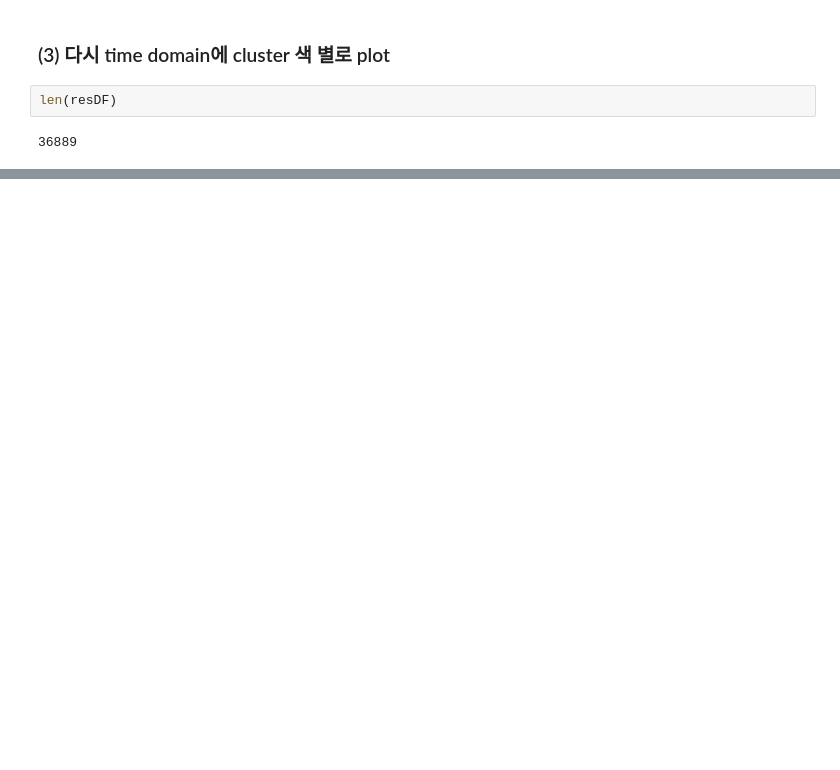
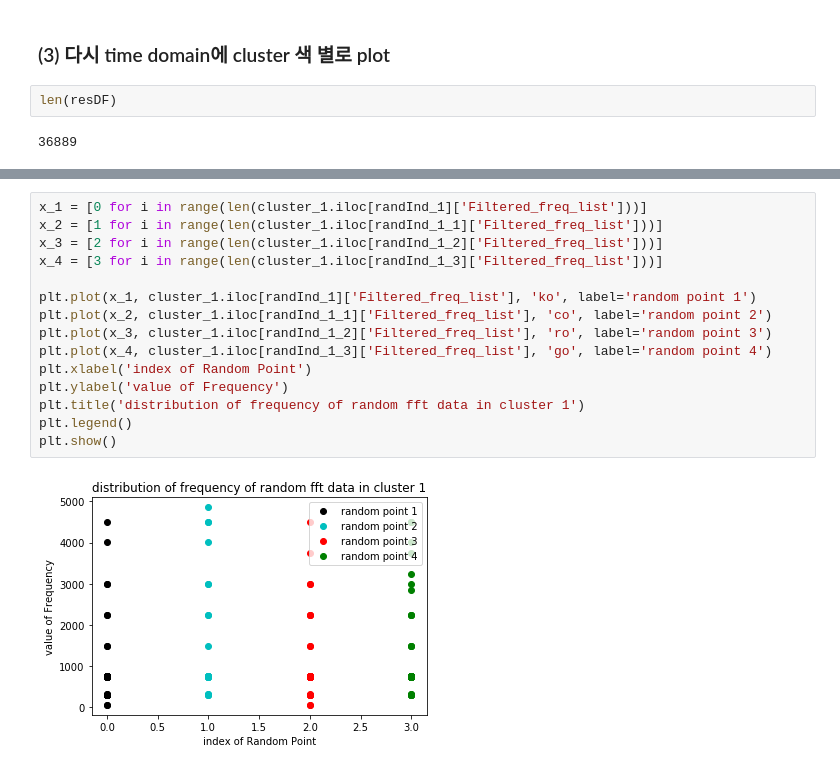
Before and after one commit to JJukE/Analysis_of_Spindle_Motor_Failure, a Jupyter notebook: All-in-one-process (221002)/All-in-one-process.ipynb, the cells around one changed output, grey strips where cells are left out. Drawn from its saved outputs; the diff is of its cells as text; blank space fills up the shorter version.

```diff
--- a/All-in-one-process (221002)/All-in-one-process.ipynb
+++ b/All-in-one-process (221002)/All-in-one-process.ipynb
@@ -423,0 +572,17 @@ print(resDF.loc[resDF['prediction']])
+# %%
+x_1 = [0 for i in range(len(cluster_1.iloc[randInd_1]['Filtered_freq_list']))]
+x_2 = [1 for i in range(len(cluster_1.iloc[randInd_1_1]['Filtered_freq_list']))]
+x_3 = [2 for i in range(len(cluster_1.iloc[randInd_1_2]['Filtered_freq_list']))]
+x_4 = [3 for i in range(len(cluster_1.iloc[randInd_1_3]['Filtered_freq_list']))]
+
+plt.plot(x_1, cluster_1.iloc[randInd_1]['Filtered_freq_list'], 'ko', label='random point 1')
+plt.plot(x_2, cluster_1.iloc[randInd_1_1]['Filtered_freq_list'], 'co', label='random point 2')
+plt.plot(x_3, cluster_1.iloc[randInd_1_2]['Filtered_freq_list'], 'ro', label='random point 3')
+plt.plot(x_4, cluster_1.iloc[randInd_1_3]['Filtered_freq_list'], 'go', label='random point 4')
+plt.xlabel('index of Random Point')
+plt.ylabel('value of Frequency')
+plt.title('distribution of frequency of random fft data in cluster 1')
+plt.legend()
+plt.show()
+# %% [output]
+[figure, added]
```
Also changed, not shown: parts of 25 cells of this notebook.
